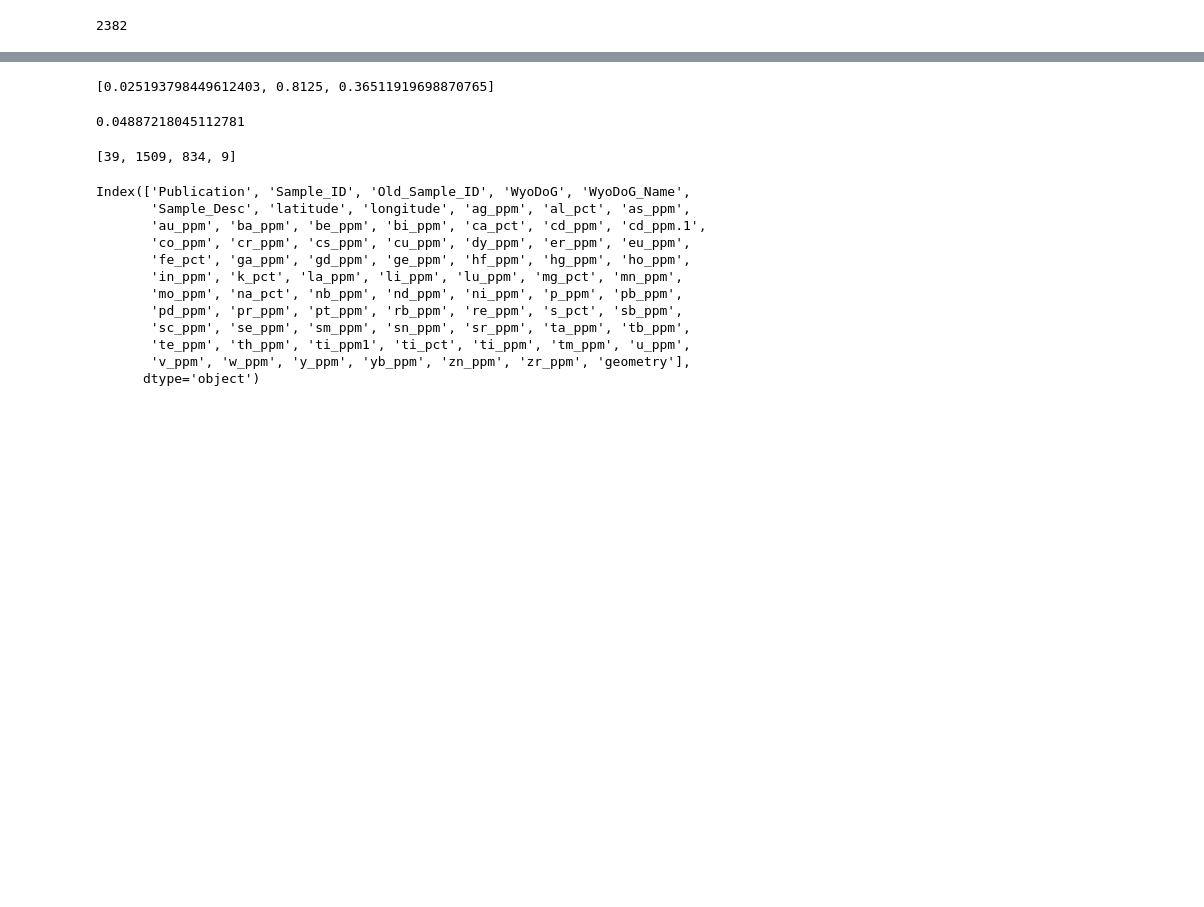
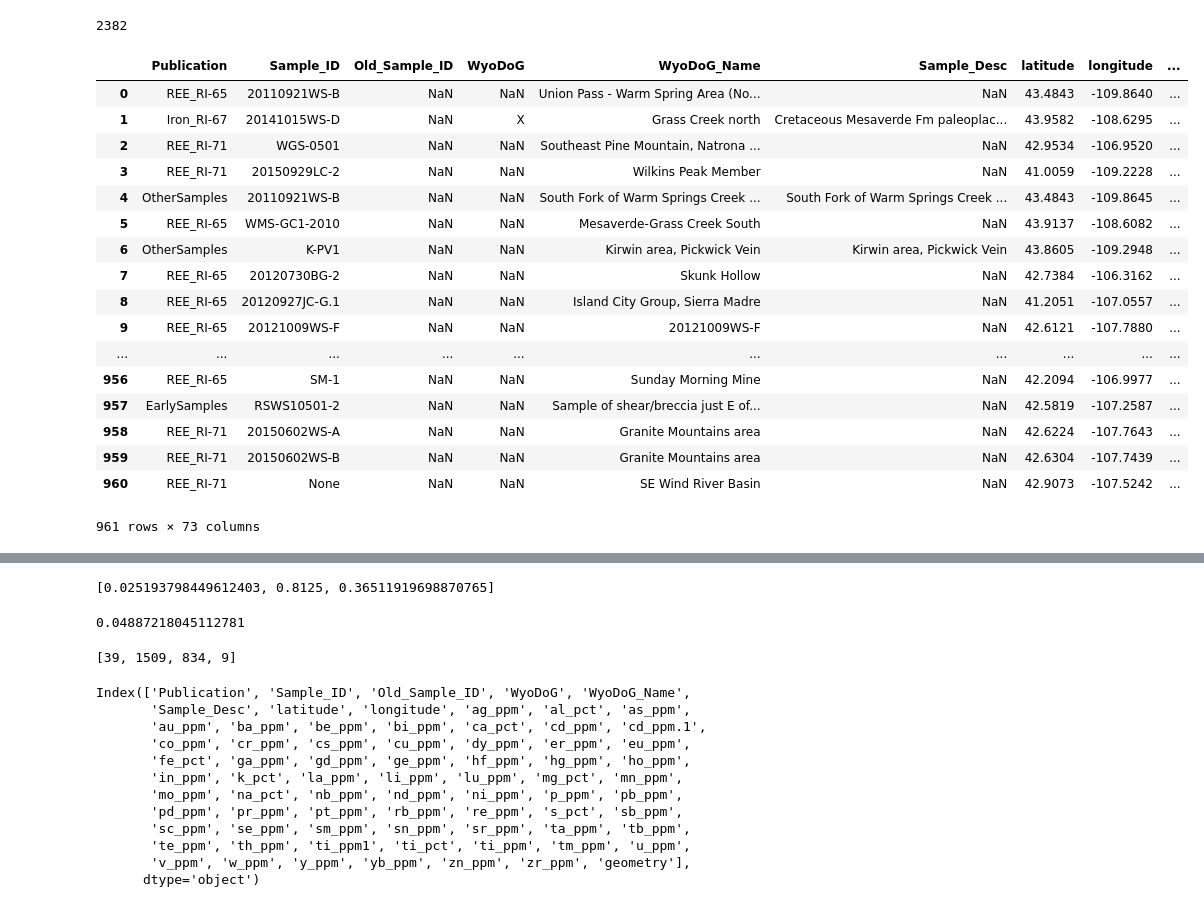
Before and after one commit to jessepisel/criticalandstrategic, a Jupyter notebook: Prediction validation.ipynb, the cells around one changed output, grey strips where cells are left out. Cells and saved outputs as stored; diff of their text form; code cells hidden in the pictures; blank space fills up the shorter version.

```diff
--- a/Prediction validation.ipynb
+++ b/Prediction validation.ipynb
@@ -34,6 +34,26 @@ frame['HUC_12']=frame.HUC_12.astype(str)
 CaptainHucstable = huc12.merge(frame, on='HUC_12' )
 # %%
 inHouse=pd.read_csv(r'J:\Geology\WSGS\Projects\Critical Minerals\inhouse_elemental.csv')
+inHouse
+# %% [output]
+|  | Publication | Sample_ID | Old_Sample_ID | WyoDoG | WyoDoG_Name | Sample_Desc | latitude | longitude | ... |
+| 0 | REE_RI-65 | 20110921WS-B | NaN | NaN | Union Pass - Warm Spring Area (No... | NaN | 43.4843 | -109.8640 | ... |
+| 1 | Iron_RI-67 | 20141015WS-D | NaN | X | Grass Creek north | Cretaceous Mesaverde Fm paleoplac... | 43.9582 | -108.6295 | ... |
+| 2 | REE_RI-71 | WGS-0501 | NaN | NaN | Southeast Pine Mountain, Natrona ... | NaN | 42.9534 | -106.9520 | ... |
+| 3 | REE_RI-71 | 20150929LC-2 | NaN | NaN | Wilkins Peak Member | NaN | 41.0059 | -109.2228 | ... |
+| 4 | OtherSamples | 20110921WS-B | NaN | NaN | South Fork of Warm Springs Creek ... | South Fork of Warm Springs Creek ... | 43.4843 | -109.8645 | ... |
+| 5 | REE_RI-65 | WMS-GC1-2010 | NaN | NaN | Mesaverde-Grass Creek South | NaN | 43.9137 | -108.6082 | ... |
+| 6 | OtherSamples | K-PV1 | NaN | NaN | Kirwin area, Pickwick Vein | Kirwin area, Pickwick Vein | 43.8605 | -109.2948 | ... |
+| 7 | REE_RI-65 | 20120730BG-2 | NaN | NaN | Skunk Hollow | NaN | 42.7384 | -106.3162 | ... |
+| 8 | REE_RI-65 | 20120927JC-G.1 | NaN | NaN | Island City Group, Sierra Madre | NaN | 41.2051 | -107.0557 | ... |
+| 9 | REE_RI-65 | 20121009WS-F | NaN | NaN | 20121009WS-F | NaN | 42.6121 | -107.7880 | ... |
+| ... | ... | ... | ... | ... | ... | ... | ... | ... | ... |
+| 956 | REE_RI-65 | SM-1 | NaN | NaN | Sunday Morning Mine | NaN | 42.2094 | -106.9977 | ... |
+| 957 | EarlySamples | RSWS10501-2 | NaN | NaN | Sample of shear/breccia just E of... | NaN | 42.5819 | -107.2587 | ... |
+| 958 | REE_RI-71 | 20150602WS-A | NaN | NaN | Granite Mountains area | NaN | 42.6224 | -107.7643 | ... |
+| 959 | REE_RI-71 | 20150602WS-B | NaN | NaN | Granite Mountains area | NaN | 42.6304 | -107.7439 | ... |
+| 960 | REE_RI-71 | None | NaN | NaN | SE Wind River Basin | NaN | 42.9073 | -107.5242 | ... |
+961 rows × 73 columns
 # %%
 from geopandas import GeoDataFrame
 from shapely.geometry import Point
```
Also changed, not shown: parts of 6 cells of this notebook, 2 other files.
